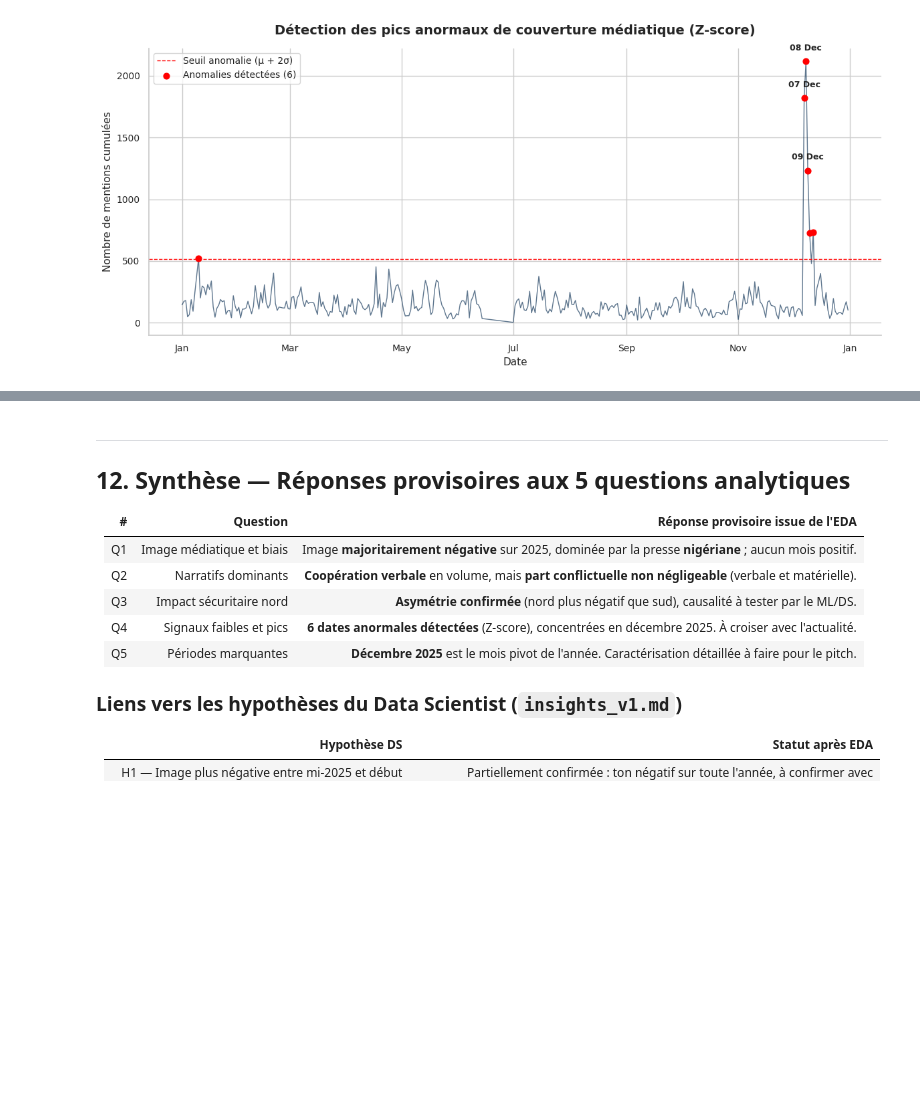
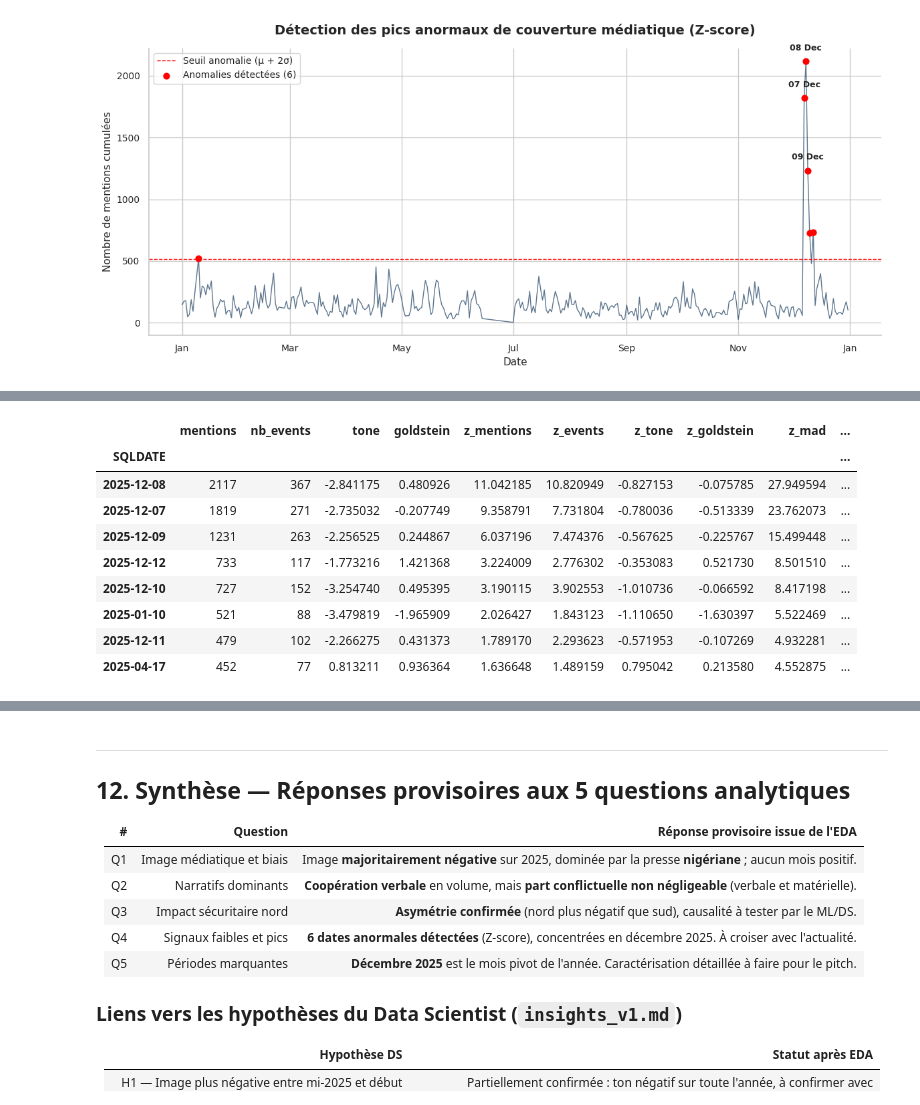
Before and after one commit to CarineEpitech/Hackathon_Isheero_Team04, a Jupyter notebook: notebooks/eda.ipynb, the cells around one changed output, grey strips where cells are left out. Cells and saved outputs as stored; diff of their text form; code cells hidden in the pictures; blank space fills up the shorter version.

Commit message:
add: add viz top events

```diff
--- a/notebooks/eda.ipynb
+++ b/notebooks/eda.ipynb
@@ -1284 +1273,89 @@ plt.show()
+# %%
+# ---------------------------------------------------
+# DETECTION MULTI-METHODES DES ANOMALIES
+# ---------------------------------------------------
+
+# Agrégation quotidienne (on résume chaque jour : volume, activité, ton, conflictualité)
+daily = (
+    df.groupby('SQLDATE')
+      .agg(
+          mentions=('NumMentions', 'sum'),
+          nb_events=('GLOBALEVENTID', 'count'),
+          tone=('AvgTone', 'mean'),
+          goldstein=('GoldsteinScale', 'mean')
+      )
+      .sort_index()
+)
+
+# Z-score mentions (détecte les pics globaux en comparant chaque jour à la moyenne)
+mu, sigma = daily['mentions'].mean(), daily['mentions'].std()
+daily['z_mentions'] = (daily['mentions'] - mu) / sigma
+anomalies_mentions = daily[daily['z_mentions'] > 2]
+
+# Z-score nb_events (détecte les jours avec beaucoup d’événements indépendamment des mentions)
+mu_e, sigma_e = daily['nb_events'].mean(), daily['nb_events'].std()
+daily['z_events'] = (daily['nb_events'] - mu_e) / sigma_e
+anomalies_events = daily[daily['z_events'] > 2]
+
+# Z-score ton négatif (repère les jours anormalement négatifs médiatiquement)
+mu_t, sigma_t = daily['tone'].mean(), daily['tone'].std()
+daily['z_tone'] = (daily['tone'] - mu_t) / sigma_t
+anomalies_tone = daily[daily['z_tone'] < -2]
+
+# Z-score Goldstein négatif (repère les jours anormalement conflictuels)
+mu_g, sigma_g = daily['goldstein'].mean(), daily['goldstein'].std()
+daily['z_goldstein'] = (daily['goldstein'] - mu_g) / sigma_g
+anomalies_goldstein = daily[daily['z_goldstein'] < -2]
+
+# MAD (détection robuste basée sur la médiane pour éviter l’effet des gros chocs)
+median = daily['mentions'].median()
+mad = (daily['mentions'] - median).abs().median()
+daily['z_mad'] = 0.6745 * (daily['mentions'] - median) / mad
+anomalies_mad = daily[daily['z_mad'] > 3.5]
+
+# Rolling (détection locale : compare chaque jour à sa tendance sur 7 jours)
+rolling_mean = daily['mentions'].rolling(7, center=True).mean()
+rolling_std = daily['mentions'].rolling(7, center=True).std()
+daily['rolling_flag'] = daily['mentions'] > (rolling_mean + 2 * rolling_std)
+anomalies_rolling = daily[daily['rolling_flag']]
+
+# ---------------------------------------------------
+# SCORE MULTI-METHODES (vote)
+# ---------------------------------------------------
+
+# Initialisation (chaque date part avec 0 vote)
+scores = pd.Series(0, index=daily.index)
+
+# Attribution des votes (chaque méthode qui détecte une anomalie ajoute 1)
+scores[anomalies_mentions.index] += 1
+scores[anomalies_events.index] += 1
+scores[anomalies_mad.index] += 1
+scores[anomalies_rolling.index] += 1
+
+# Filtrage final (on garde les dates validées par au moins 2 méthodes)
+top_dates = scores[scores >= 2].sort_values(ascending=False).index
+
+# ---------------------------------------------------
+# DF FINAL — TOP 10 ANOMALIES
+# ---------------------------------------------------
+
+df_top_anomalies = (
+    daily.loc[top_dates]
+    .assign(score=scores[top_dates])  # on ajoute le score pour comprendre la robustesse
+    .sort_values(['score', 'mentions'], ascending=[False, False])
+    .head(10)
+)
+
+df_top_anomalies
+# %% [output]
+|  | mentions | nb_events | tone | goldstein | z_mentions | z_events | z_tone | z_goldstein | z_mad | ... |
+| SQLDATE |  |  |  |  |  |  |  |  |  | ... |
+| 2025-12-08 | 2117 | 367 | -2.841175 | 0.480926 | 11.042185 | 10.820949 | -0.827153 | -0.075785 | 27.949594 | ... |
+| 2025-12-07 | 1819 | 271 | -2.735032 | -0.207749 | 9.358791 | 7.731804 | -0.780036 | -0.513339 | 23.762073 | ... |
+| 2025-12-09 | 1231 | 263 | -2.256525 | 0.244867 | 6.037196 | 7.474376 | -0.567625 | -0.225767 | 15.499448 | ... |
+| 2025-12-12 | 733 | 117 | -1.773216 | 1.421368 | 3.224009 | 2.776302 | -0.353083 | 0.521730 | 8.501510 | ... |
+| 2025-12-10 | 727 | 152 | -3.254740 | 0.495395 | 3.190115 | 3.902553 | -1.010736 | -0.066592 | 8.417198 | ... |
+| 2025-01-10 | 521 | 88 | -3.479819 | -1.965909 | 2.026427 | 1.843123 | -1.110650 | -1.630397 | 5.522469 | ... |
+| 2025-12-11 | 479 | 102 | -2.266275 | 0.431373 | 1.789170 | 2.293623 | -0.571953 | -0.107269 | 4.932281 | ... |
+| 2025-04-17 | 452 | 77 | 0.813211 | 0.936364 | 1.636648 | 1.489159 | 0.795042 | 0.213580 | 4.552875 | ... |
 # %% [markdown]
```
Also changed, not shown: parts of 15 cells of this notebook, 5 other files.
